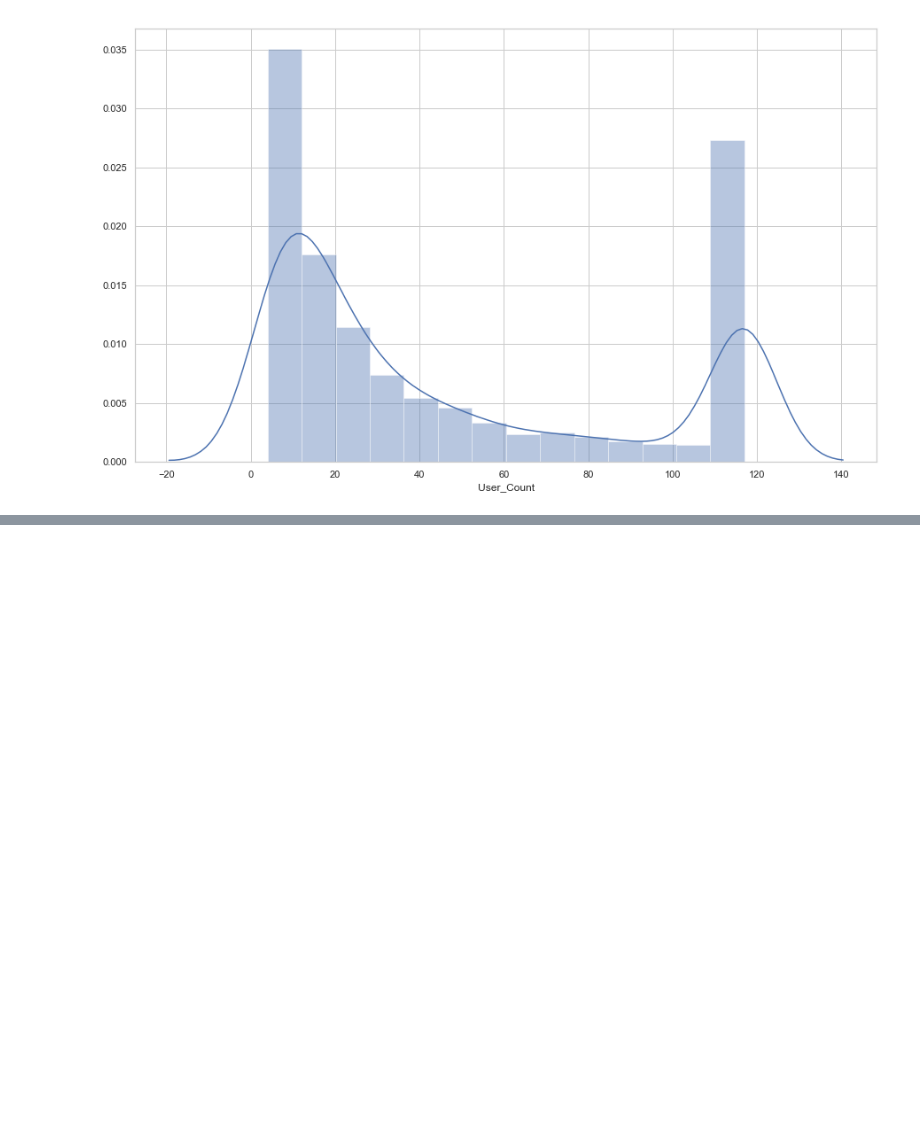
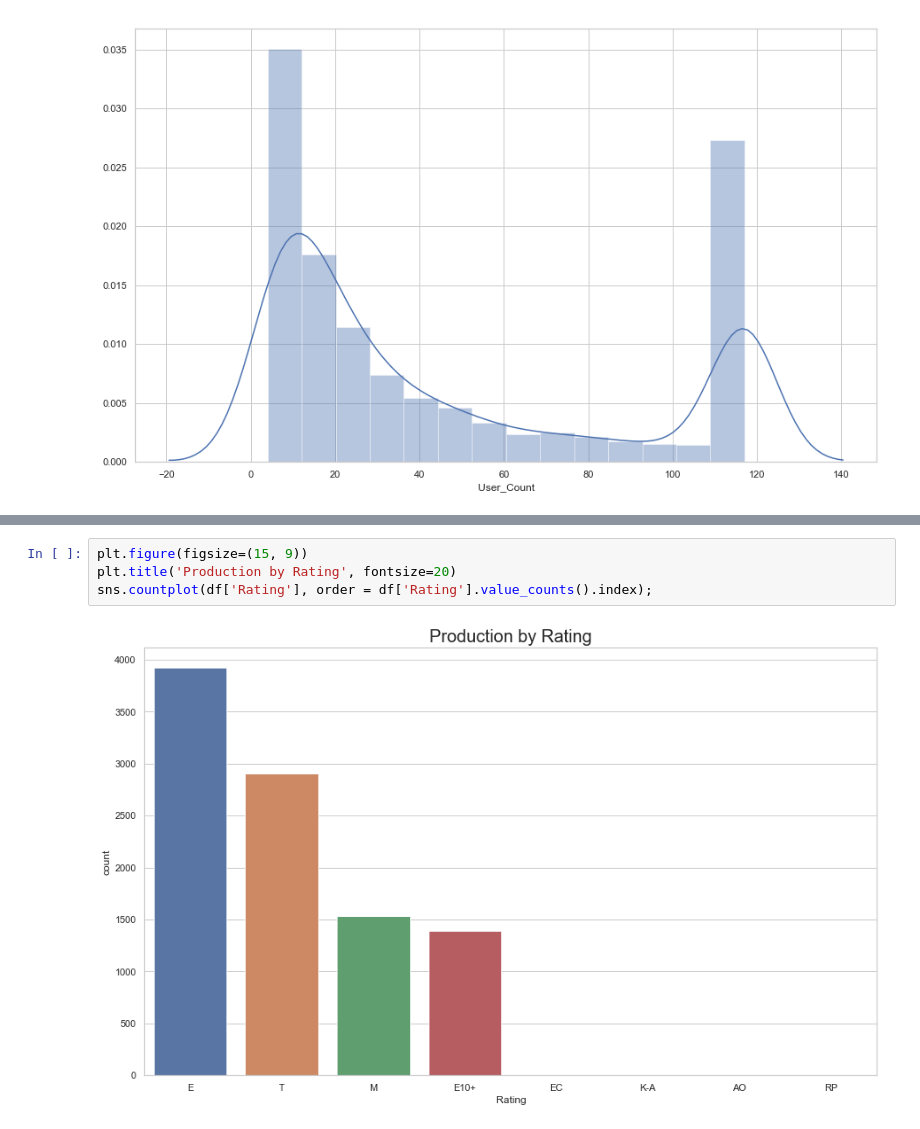
Before and after one commit to legomydiego/Thinkful-Unit-3, a Jupyter notebook: Supervised Learning Capstone Project.ipynb, the cells around one changed output, grey strips where cells are left out. Cells and saved outputs as stored; diff of their text form; blank space fills up the shorter version.

```diff
--- a/Supervised Learning Capstone Project.ipynb
+++ b/Supervised Learning Capstone Project.ipynb
@@ -221,0 +258,6 @@ sns.distplot(clean_df['User_Count'])
+# %%
+plt.figure(figsize=(15, 9))
+plt.title('Production by Rating', fontsize=20)
+sns.countplot(df['Rating'], order = df['Rating'].value_counts().index);
+# %% [output]
+[figure, added]
```
Also changed, not shown: parts of 21 cells of this notebook.
